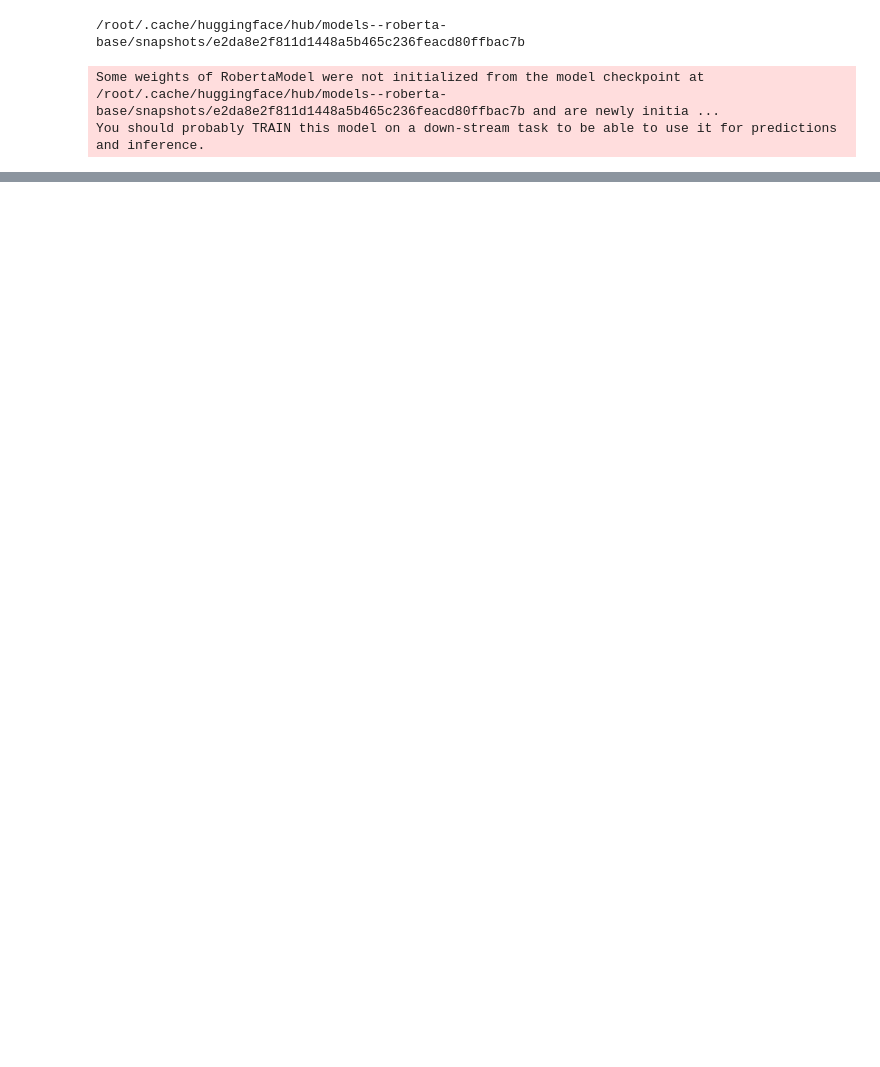
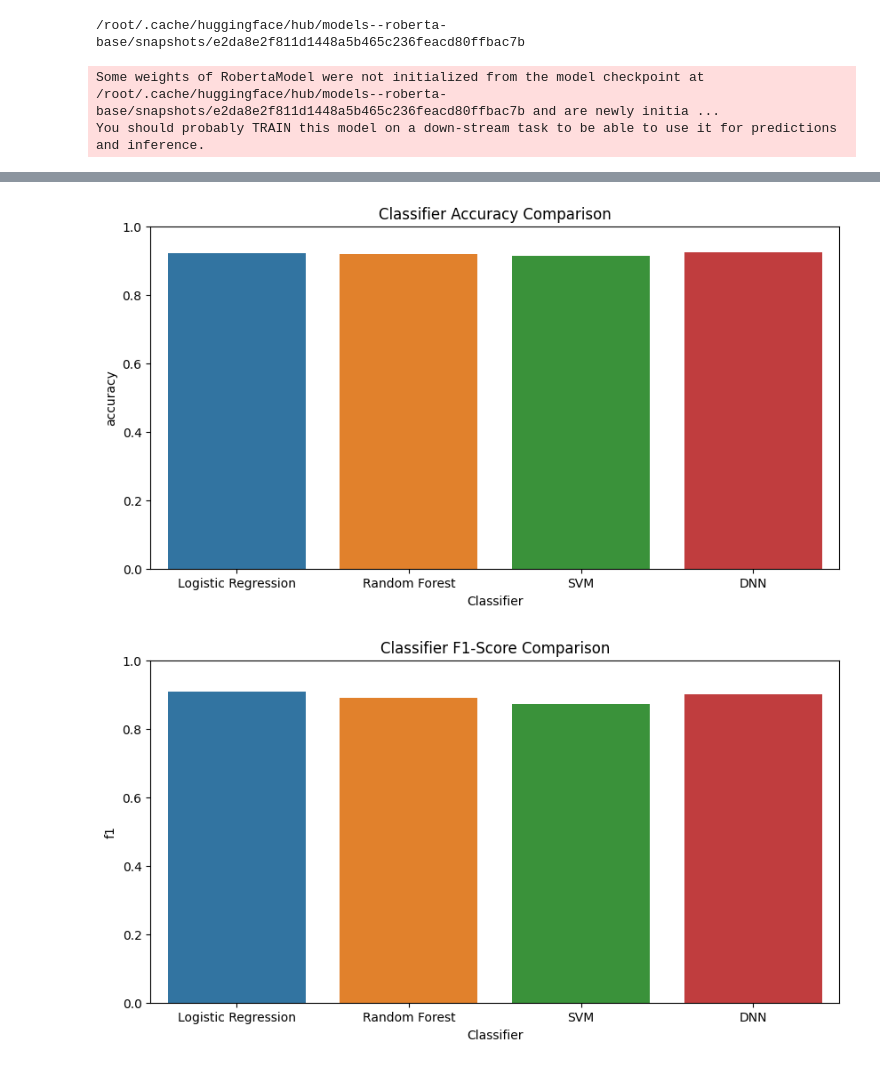
Before and after one commit to vanshika2424/hope-speech-detection, a Jupyter notebook: approach-1.ipynb, the cells around one changed output, grey strips where cells are left out. Saved outputs shown, nothing was run; the diff lists cells and outputs as text; code cells hidden in the pictures; blank space fills up the shorter version.

```diff
--- a/approach-1.ipynb
+++ b/approach-1.ipynb
@@ -293,0 +302,66 @@ weighted avg       0.91      0.93      0.91      2559
+# %%
+# -----------------------------
+# Visualize & Compare Classifier Performance
+# -----------------------------
+import numpy as np
+import matplotlib.pyplot as plt
+import seaborn as sns
+from sklearn.metrics import confusion_matrix, accuracy_score, f1_score, classification_report
+
+# -----------------------------
+# Load predictions (if saved)
+# -----------------------------
+y_test = np.load('y_test.npy')
+y_pred_lr = np.load('y_pred_LogisticRegression.npy')      # Logistic Regression
+y_pred_rf = np.load('y_pred_RandomForest.npy')      # Random Forest
+y_pred_svm = np.load('y_pred_SVM.npy')    # SVM
+y_pred_dnn = np.load('y_pred_dnn.npy')    # DNN
+
+# Dictionary for easy iteration
+classifier_preds = {
+    "Logistic Regression": y_pred_lr,
+    "Random Forest": y_pred_rf,
+    "SVM": y_pred_svm,
+    "DNN": y_pred_dnn
+}
+
+# -----------------------------
+# Accuracy and F1 comparison
+# -----------------------------
+metrics = {}
+for name, preds in classifier_preds.items():
+    acc = accuracy_score(y_test, preds)
+    f1 = f1_score(y_test, preds, average='weighted')
+    metrics[name] = {"accuracy": acc, "f1": f1}
+
+# Convert to DataFrame for plotting
+metrics_df = pd.DataFrame(metrics).T.reset_index().rename(columns={'index':'Classifier'})
+metrics_df
+
+# Bar plot for Accuracy and F1
+plt.figure(figsize=(10,5))
+sns.barplot(x="Classifier", y="accuracy", data=metrics_df)
+plt.title("Classifier Accuracy Comparison")
+plt.ylim(0,1)
+plt.show()
+
+plt.figure(figsize=(10,5))
+sns.barplot(x="Classifier", y="f1", data=metrics_df)
+plt.title("Classifier F1-Score Comparison")
+plt.ylim(0,1)
+plt.show()
+
+# -----------------------------
+# Confusion Matrix Heatmaps
+# -----------------------------
+for name, preds in classifier_preds.items():
+    cm = confusion_matrix(y_test, preds)
+    plt.figure(figsize=(5,4))
+    sns.heatmap(cm, annot=True, fmt="d", cmap="Blues", xticklabels=['no-hope', 'hope'], yticklabels=['no-hope', 'hope'])
+    plt.xlabel("Predicted")
+    plt.ylabel("Actual")
+    plt.title(f"{name} Confusion Matrix")
+    plt.show()
+# %% [output]
+[figure, added]
+[figure, added]
```
Also changed, not shown: parts of 5 cells of this notebook.
